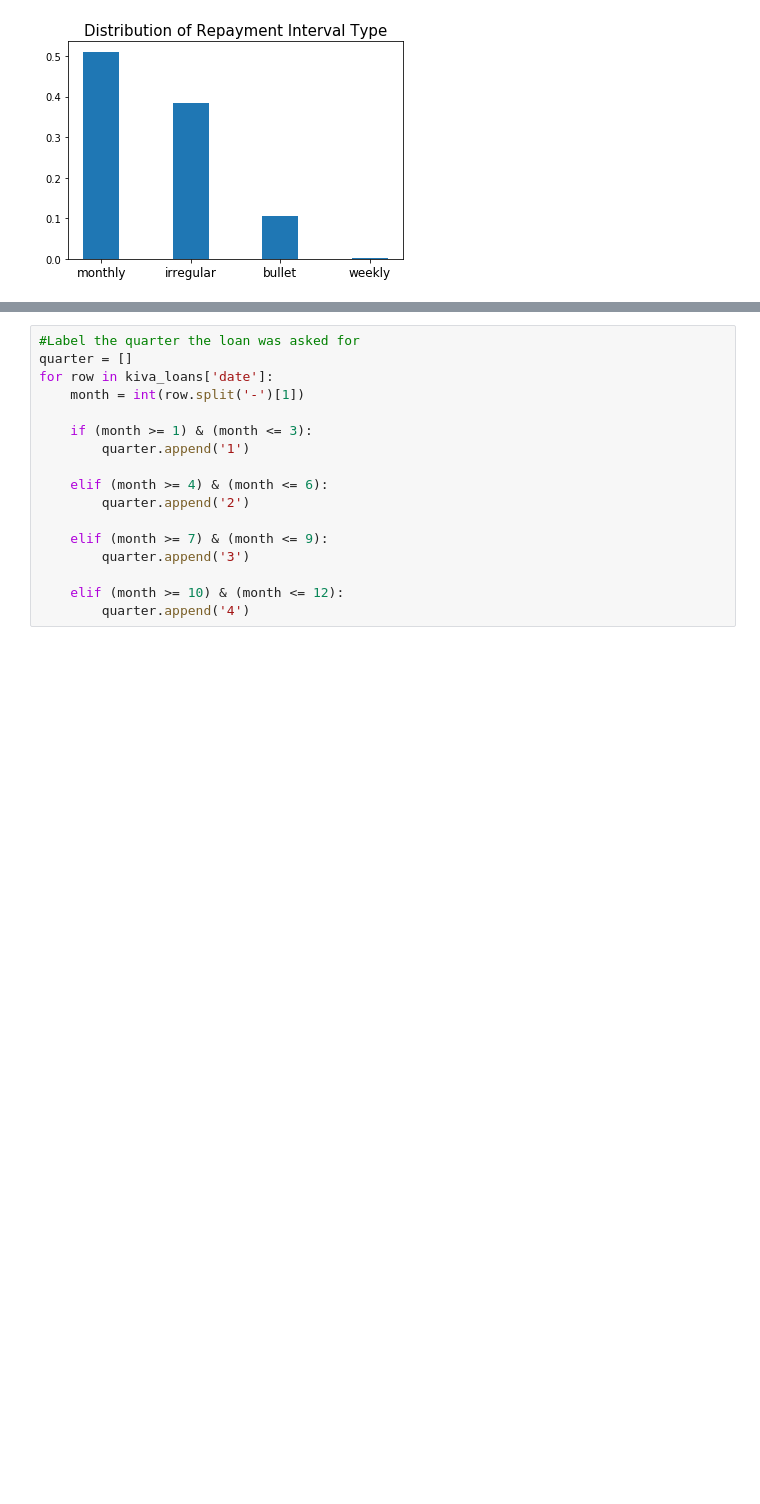
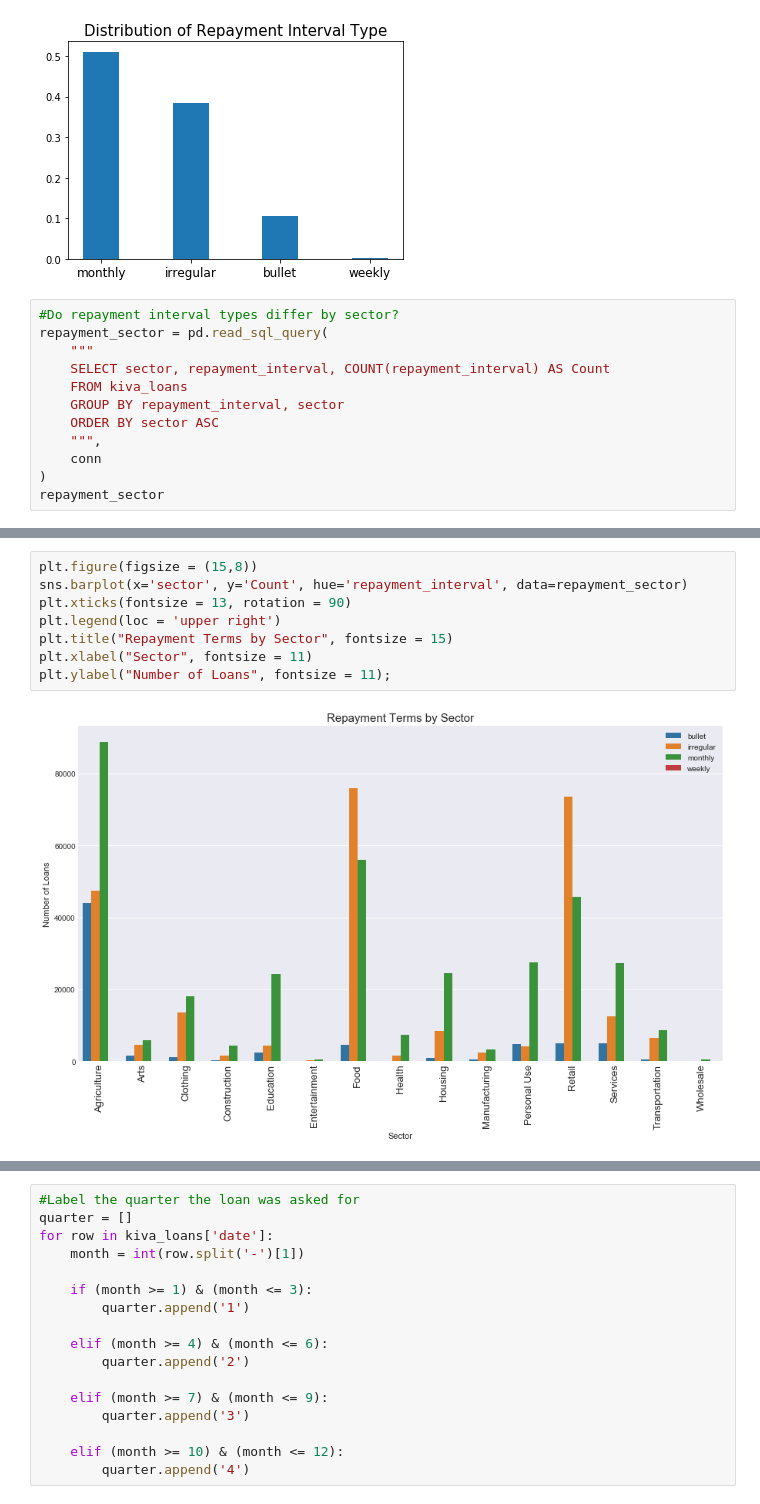
Before and after one commit to smakhijani/kaggle-kiva-crowdfunding, a Jupyter notebook: Preliminary Exploratory Data Analysis.ipynb, the cells around one changed output, grey strips where cells are left out. Saved outputs shown, nothing was run; the diff lists cells and outputs as text; blank space fills up the shorter version.

Commit message:
Created bar graphs for repayment terms by sector

```diff
--- a/Preliminary Exploratory Data Analysis.ipynb
+++ b/Preliminary Exploratory Data Analysis.ipynb
@@ -313,3 +313,15 @@ plt.xticks(np.arange(4), list(kiva_loans['repayment_interval'].value_counts(norm
 plt.title("Distribution of Repayment Interval Type", fontsize = 15);
 # %% [output]
 [figure]
+# %%
+#Do repayment interval types differ by sector?
+repayment_sector = pd.read_sql_query(
+    """
+    SELECT sector, repayment_interval, COUNT(repayment_interval) AS Count
+    FROM kiva_loans
+    GROUP BY repayment_interval, sector
+    ORDER BY sector ASC
+    """,
+    conn
+)
+repayment_sector
@@ -315,0 +346,10 @@ plt.title("Distribution of Repayment Interval Type", fontsize = 15);
+# %%
+plt.figure(figsize = (15,8))
+sns.barplot(x='sector', y='Count', hue='repayment_interval', data=repayment_sector)
+plt.xticks(fontsize = 13, rotation = 90)
+plt.legend(loc = 'upper right')
+plt.title("Repayment Terms by Sector", fontsize = 15)
+plt.xlabel("Sector", fontsize = 11)
+plt.ylabel("Number of Loans", fontsize = 11);
+# %% [output]
+[figure, added]
```
Also changed, not shown: parts of 7 cells of this notebook.
